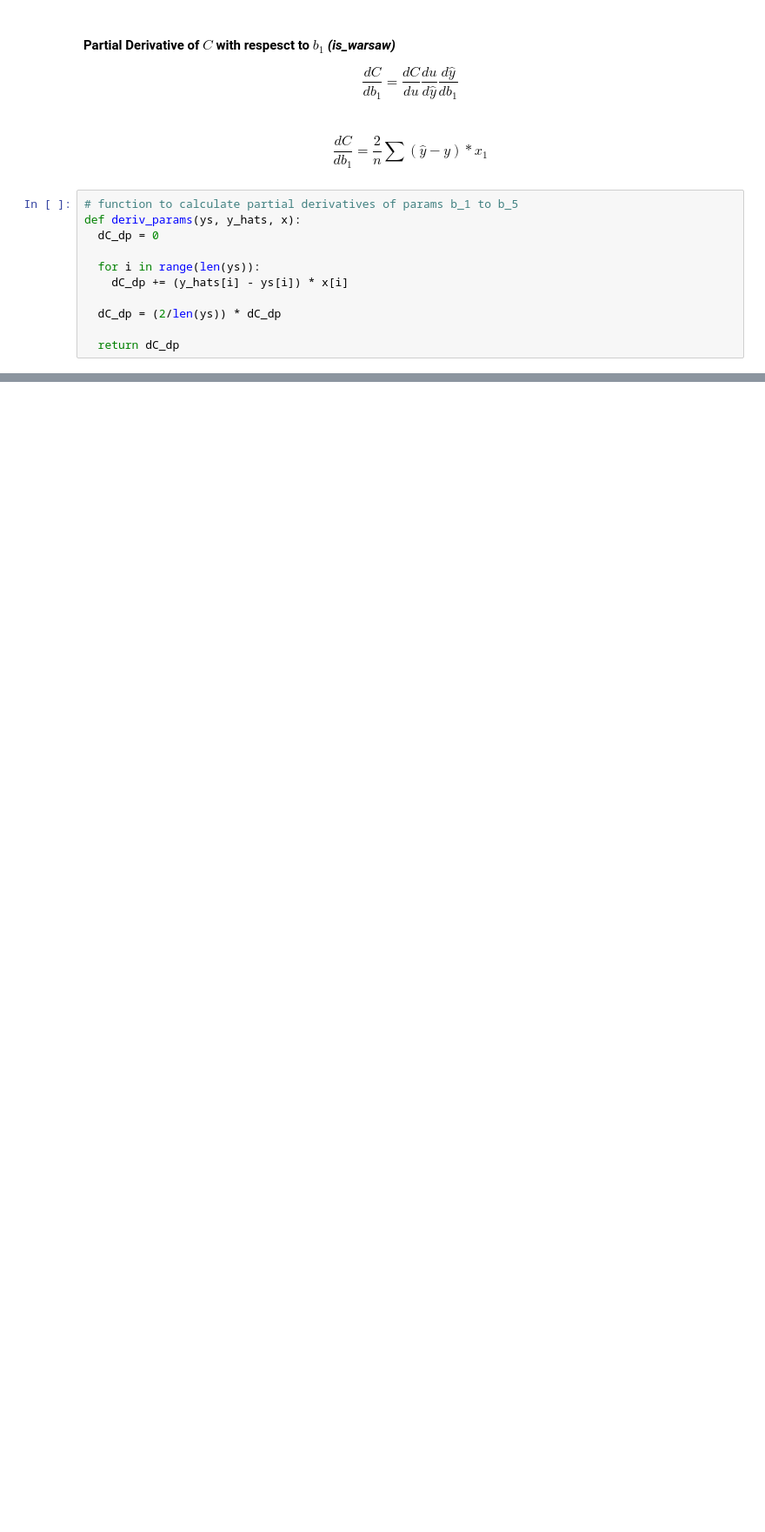
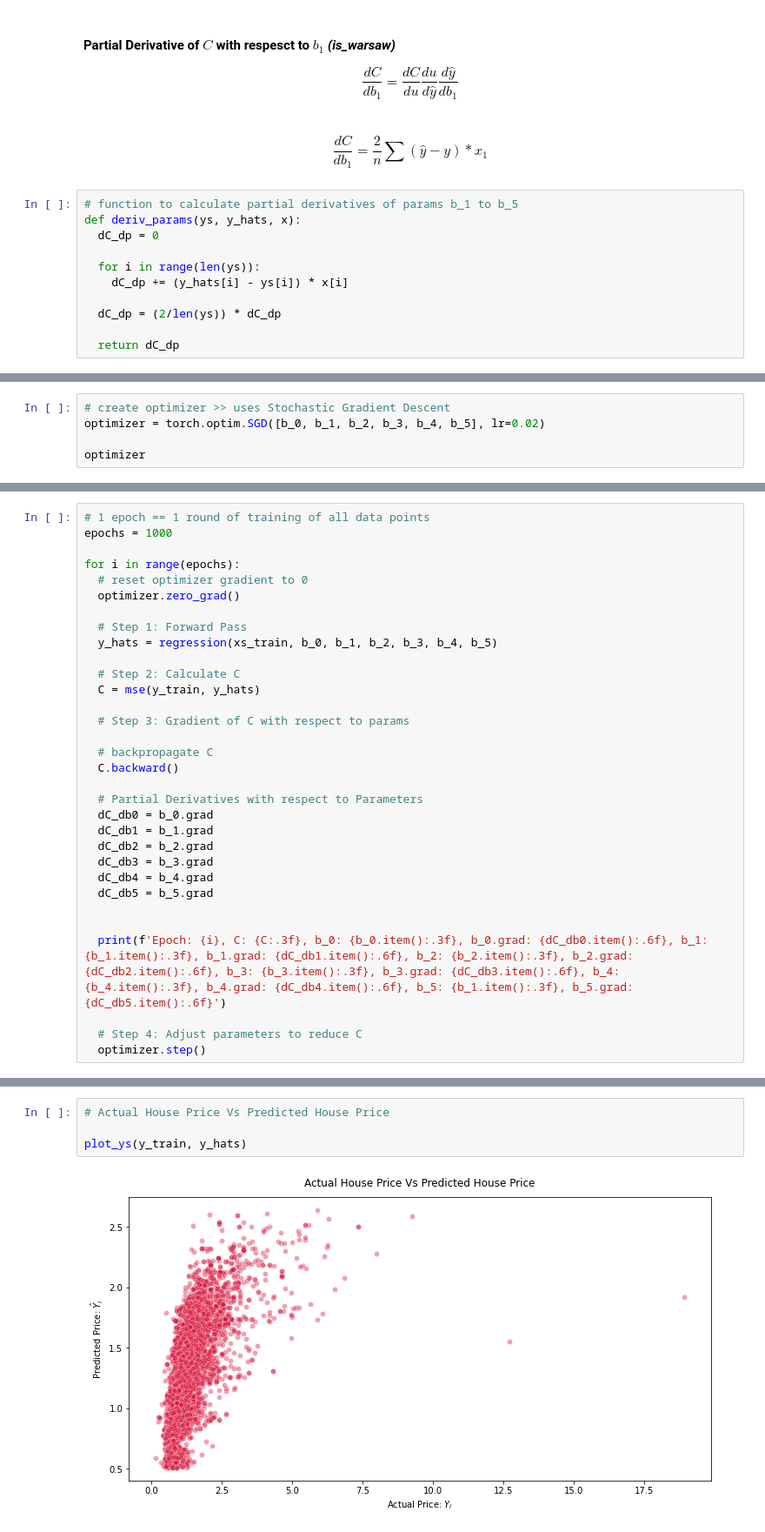
Before and after one commit to princeKike27/Poland-House-Prices-Prediction, a Jupyter notebook: Poland_House_Prices_Prediction.ipynb, the cells around one changed output, grey strips where cells are left out. Shown: that part at 87% size. Cells and saved outputs as stored; diff of their text form; blank space fills up the shorter version.

```diff
--- a/Poland_House_Prices_Prediction.ipynb
+++ b/Poland_House_Prices_Prediction.ipynb
@@ -1001,0 +1119,5 @@ Autodiff: -49677.8828125
+# %%
+# create optimizer >> uses Stochastic Gradient Descent
+optimizer = torch.optim.SGD([b_0, b_1, b_2, b_3, b_4, b_5], lr=0.02)
+
+optimizer
@@ -1001,0 +1133,32 @@ Autodiff: -49677.8828125
+# %%
+# 1 epoch == 1 round of training of all data points
+epochs = 1000
+
+for i in range(epochs):
+  # reset optimizer gradient to 0
+  optimizer.zero_grad()
+
+  # Step 1: Forward Pass
+  y_hats = regression(xs_train, b_0, b_1, b_2, b_3, b_4, b_5)
+
+  # Step 2: Calculate C
+  C = mse(y_train, y_hats)
+
+  # Step 3: Gradient of C with respect to params
+
+  # backpropagate C
+  C.backward()
+
+  # Partial Derivatives with respect to Parameters
+  dC_db0 = b_0.grad
+  dC_db1 = b_1.grad
+  dC_db2 = b_2.grad
+  dC_db3 = b_3.grad
+  dC_db4 = b_4.grad
+  dC_db5 = b_5.grad
+
+
+  print(f'Epoch: {i}, C: {C:.3f}, b_0: {b_0.item():.3f}, b_0.grad: {dC_db0.item():.6f}, b_1: {b_1.item():.3f}, b_1.grad: {dC_db1.item():.6f}, b_2: {b_2.item():.3f}, b_2.grad: {dC_db2.item():.6f}, b_3: {b_3.item():.3f}, b_3.grad: {dC_db3.item():.6f}, b_4: {b_4.item():.3f}, b_4.grad: {dC_db4.item():.6f}, b_5: {b_1.item():.3f}, b_5.grad: {dC_db5.item():.6f}')
+
+  # Step 4: Adjust parameters to reduce C
+  optimizer.step()
@@ -1001,0 +1205,6 @@ Autodiff: -49677.8828125
+# %%
+# Actual House Price Vs Predicted House Price
+
+plot_ys(y_train, y_hats)
+# %% [output]
+[figure, added]
```
Also changed, not shown: parts of 52 cells of this notebook.
